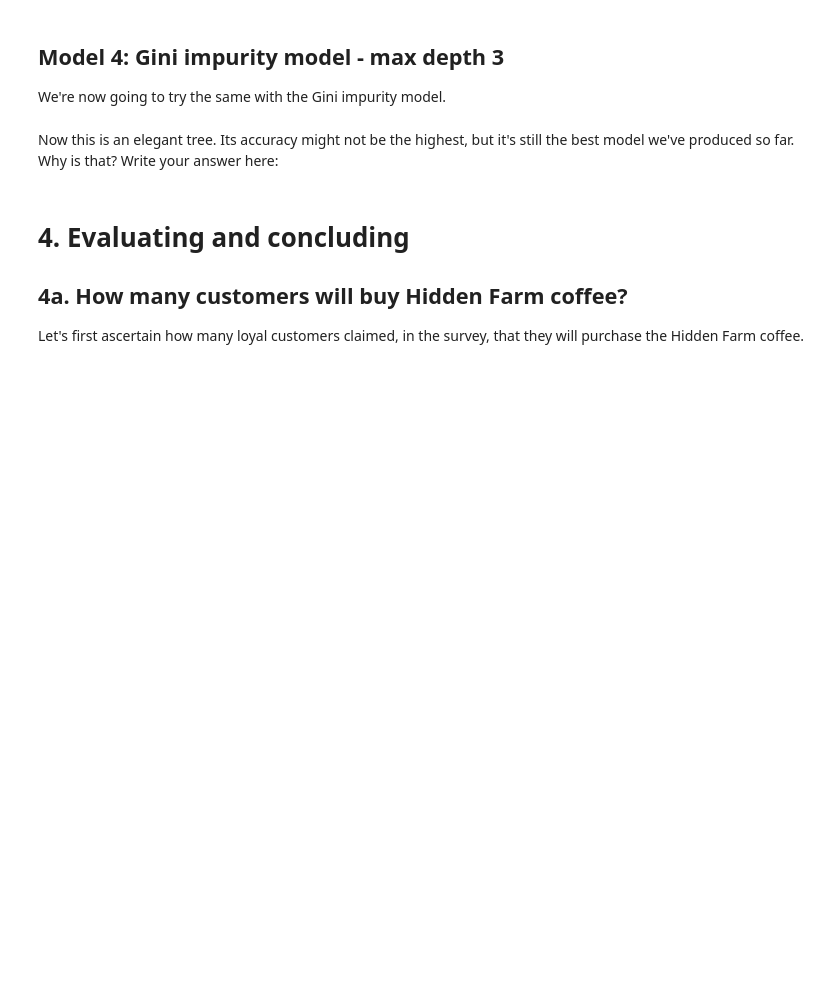
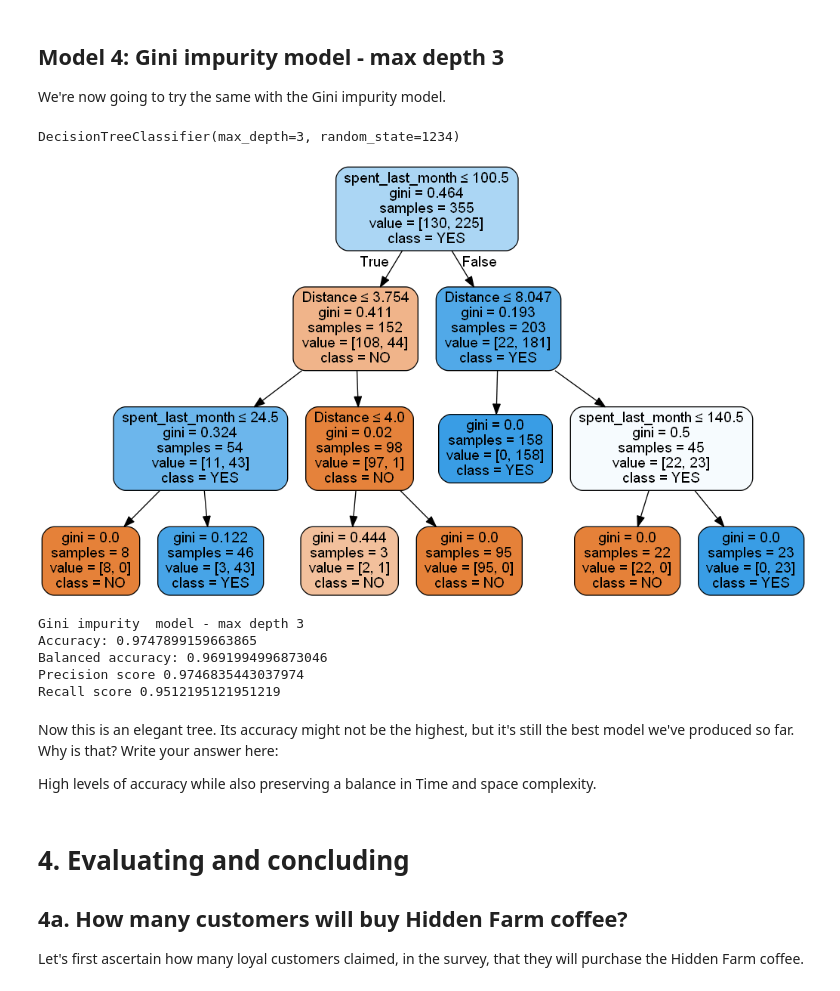
Before and after one commit to maxemileffort/springboard-decision-trees, a Jupyter notebook: Springboard Decision Tree Specialty Coffee Case Study - Tier 3.ipynb, the cells around one changed output. Saved outputs shown, nothing was run; the diff lists cells and outputs as text; code cells hidden in the pictures; blank space fills up the shorter version.

```diff
--- a/Springboard Decision Tree Specialty Coffee Case Study - Tier 3.ipynb
+++ b/Springboard Decision Tree Specialty Coffee Case Study - Tier 3.ipynb
@@ -437,7 +528,15 @@ So our accuracy decreased, but is this certainly an inferior tree to the max dep
 We're now going to try the same with the Gini impurity model.
 # %%
 # As before, make a variable, but call it gini_model2, and ensure the max_depth parameter is set to 3
-_ _ _ = _ _ _._ _ _(_ _ _ ='_ _ _ ', _ _ _ = 1234, _ _ _  = _ _ _ )
+gini_model2 = tree.DecisionTreeClassifier(criterion='gini', random_state=1234, max_depth=3 )
 
 # Do the fit, predict, and series transformations as before.
-_ _ _
+gini_model2.fit(X_train, y_train)
+
+y_pred2 = gini_model2.predict(X_test)
+
+y_pred2 = pd.Series(y_pred2)
+
+gini_model2
+# %% [output]
+DecisionTreeClassifier(max_depth=3, random_state=1234)
@@ -451,11 +543,33 @@ _ _ _
+# %%
+# Now we want to visualize the tree
+dot_data = StringIO()
+
+# We can do so with export_graphviz
+tree.export_graphviz(gini_model2, out_file=dot_data,
+                filled=True, rounded=True,
+                special_characters=True, feature_names=X_train.columns,class_names = gini_model2.classes_)
+
+# Alternatively for class_names use entr_model.classes_
+graph = pydotplus.graph_from_dot_data(dot_data.getvalue())
+Image(graph.create_png())
+# %% [output]
+[figure, added]
 # %%
 print("Gini impurity  model - max depth 3")
-print("Accuracy:", metrics.accuracy_score(y_test,y_pred))
-print("Balanced accuracy:", metrics.balanced_accuracy_score(y_test,y_pred))
-print('Precision score' , metrics.precision_score(y_test,y_pred, pos_label = "YES"))
-print('Recall score' , metrics.recall_score(y_test,y_pred, pos_label = "NO"))
+print("Accuracy:", metrics.accuracy_score(y_test,y_pred2))
+print("Balanced accuracy:", metrics.balanced_accuracy_score(y_test,y_pred2))
+print('Precision score' , metrics.precision_score(y_test,y_pred2, pos_label = "YES"))
+print('Recall score' , metrics.recall_score(y_test,y_pred2, pos_label = "NO"))
+# %% [output]
+Gini impurity  model - max depth 3
+Accuracy: 0.9747899159663865
+Balanced accuracy: 0.9691994996873046
+Precision score 0.9746835443037974
+Recall score 0.9512195121951219
 # %% [markdown]
 Now this is an elegant tree. Its accuracy might not be the highest, but it's still the best model we've produced so far. Why is that? Write your answer here:
+
+High levels of accuracy while also preserving a balance in Time and space complexity.
 # %% [markdown]
 # 4. Evaluating and concluding
 ## 4a. How many customers will buy Hidden Farm coffee?
```
Also changed, not shown: parts of 43 cells of this notebook.
